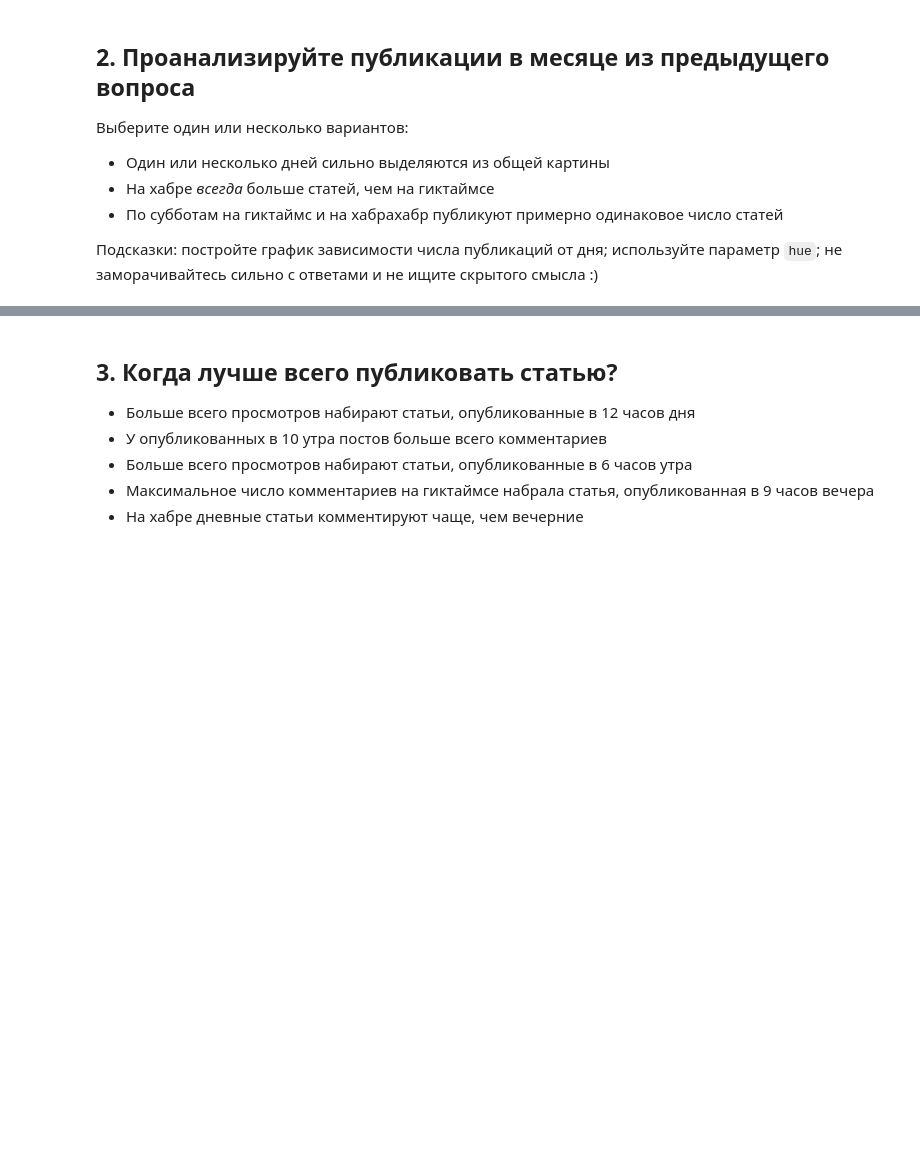
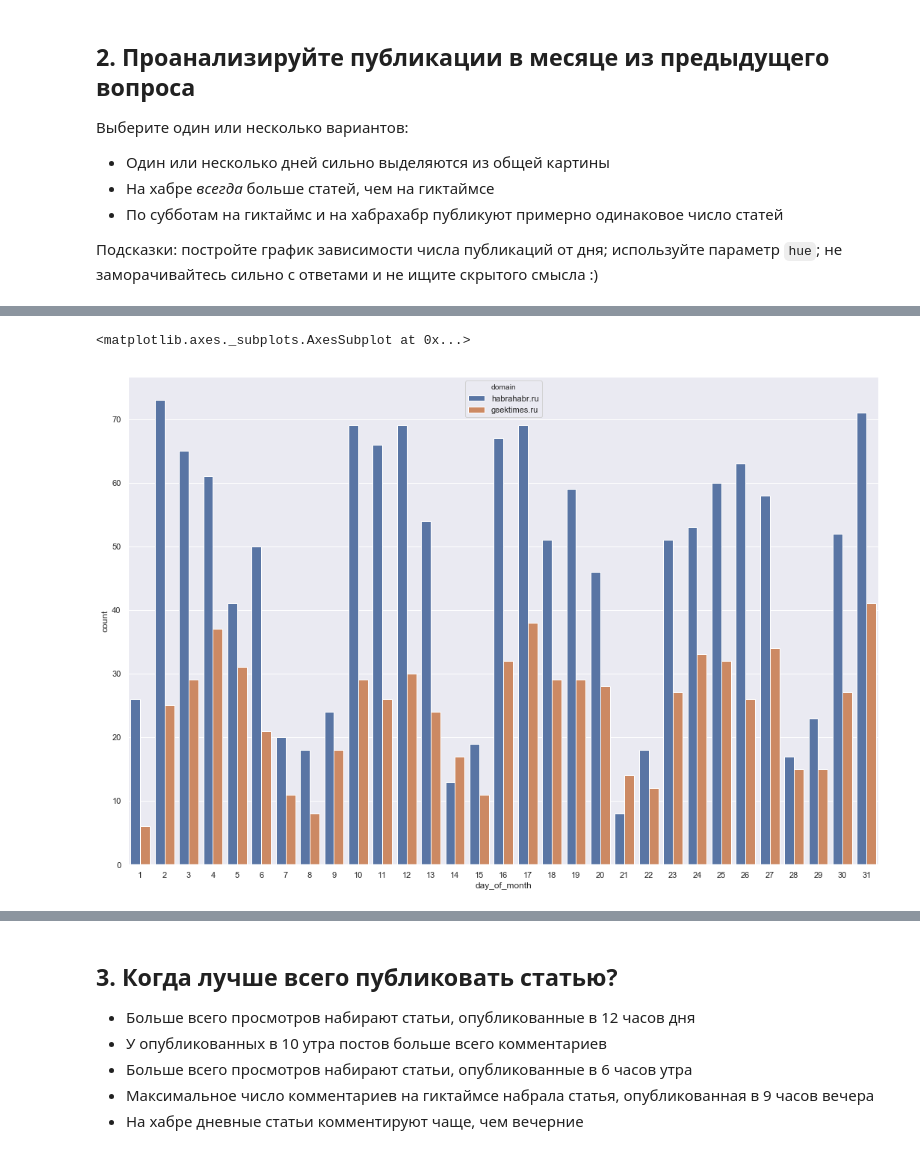
Before and after one commit to KomissarovSemyon/mlcourse.ai, a Jupyter notebook: jupyter_russian/assignments_demo/assignment02_habr_visual_analysis.ipynb, the cells around one changed output, grey strips where cells are left out. Saved outputs shown, nothing was run; the diff lists cells and outputs as text; code cells hidden in the pictures; blank space fills up the shorter version.

```diff
--- a/jupyter_russian/assignments_demo/assignment02_habr_visual_analysis.ipynb
+++ b/jupyter_russian/assignments_demo/assignment02_habr_visual_analysis.ipynb
@@ -126,3 +163,6 @@ sns.countplot(df[mask])
 * По субботам на гиктаймс и на хабрахабр публикуют примерно одинаковое число статей
 
 Подсказки: постройте график зависимости числа публикаций от дня; используйте параметр `hue`; не заморачивайтесь сильно с ответами и не ищите скрытого смысла :)
+# %%
+big_month = gaps[gaps['gap'] == '(2015, 3)']
+big_month.shape
@@ -128,0 +171,3 @@ sns.countplot(df[mask])
+# %%
+big_month['day_of_month'] = big_month.apply(lambda x: int(str(x['published']).split('-')[2][0:2]), axis=1)
+big_month.head()
@@ -128,0 +186,6 @@ sns.countplot(df[mask])
+# %%
+sns.set(rc={'figure.figsize':(18, 12)})
+sns.countplot(x='day_of_month', hue='domain', data=big_month)
+# %% [output]
+<matplotlib.axes._subplots.AxesSubplot at 0x...>
+[figure, added]
```
Also changed, not shown: parts of 14 cells of this notebook.
